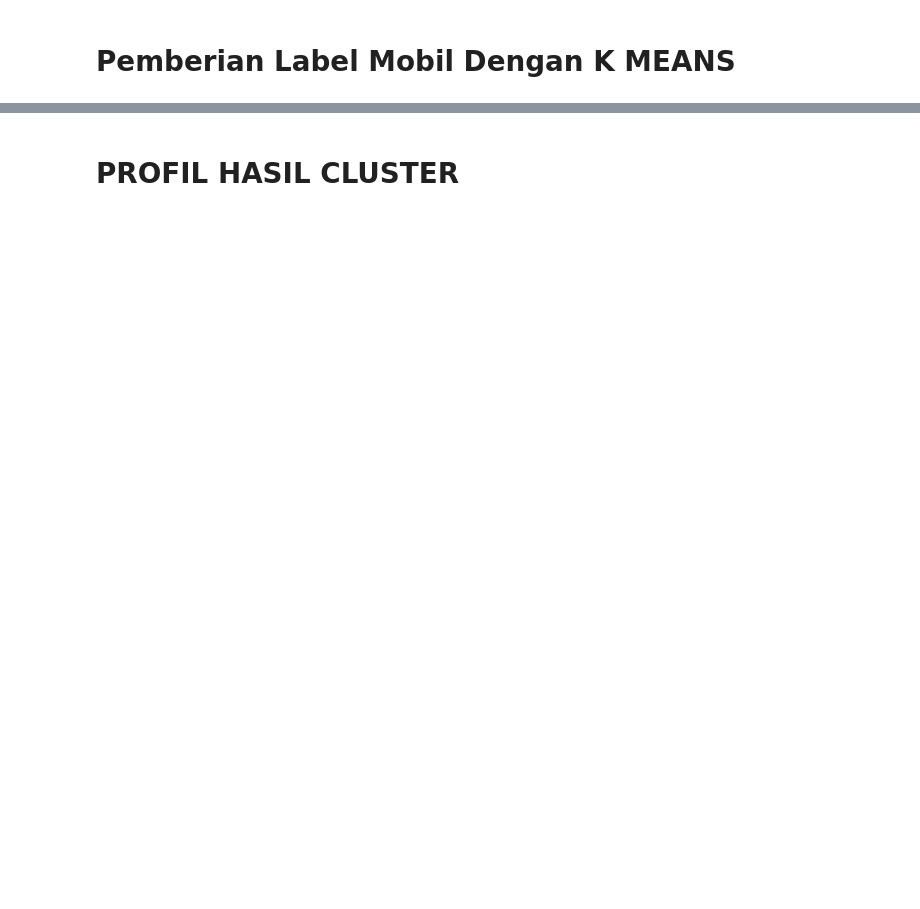
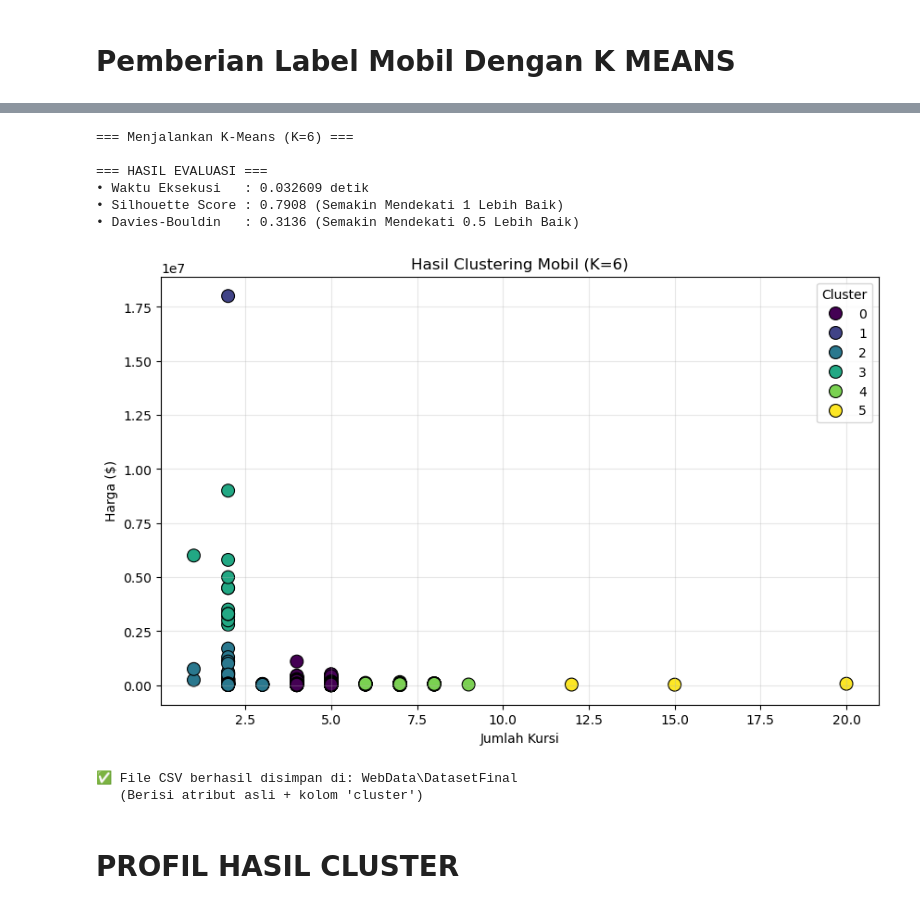
Before and after one commit to Thaaan184/MobilMobilan, a Jupyter notebook: KMEANS.ipynb, the cells around one changed output, grey strips where cells are left out. Saved outputs shown, nothing was run; the diff lists cells and outputs as text; code cells hidden in the pictures; blank space fills up the shorter version.

```diff
--- a/KMEANS.ipynb
+++ b/KMEANS.ipynb
@@ -181,34 +229,49 @@ dbi_score = davies_bouldin_score(X_scaled, labels)
 df_clean['cluster'] = labels
 
 print("\n=== HASIL EVALUASI ===")
 print(f"• Waktu Eksekusi   : {exec_time:.6f} detik")
 print(f"• Silhouette Score : {sil_score:.4f} (Semakin Mendekati 1 Lebih Baik)")
 print(f"• Davies-Bouldin   : {dbi_score:.4f} (Semakin Mendekati 0.5 Lebih Baik)")
 
 # 5. Visualisasi
 plt.figure(figsize=(10, 6))
 sns.scatterplot(data=df_clean, x='Seats_Cleaned', y='Price_Cleaned',
                 hue='cluster', palette='viridis', s=100, edgecolor='black')
 plt.title(f'Hasil Clustering Mobil (K={k_final})')
 plt.xlabel('Jumlah Kursi')
 plt.ylabel('Harga ($)')
 plt.legend(title='Cluster')
 plt.grid(True, alpha=0.3)
 plt.show()
 
 # 6. Export ke CSV
 output_dir = 'Hasil'
+output_dir2 = 'WebData'
+
 if not os.path.exists(output_dir):
     os.makedirs(output_dir)
+
+if not os.path.exists(output_dir2):
+    os.makedirs(output_dir2)
 
 # Siapkan dataframe final (Hapus kolom bantuan cleaning jika tidak perlu, simpan yang penting)
 df_export = df_clean.copy()
 file_name = f'KMeans_Result_K{k_final}.csv'
 csv_path = os.path.join(output_dir, file_name)
-
+csv_path = os.path.join(output_dir2, "DatasetFinal.csv")
 df_export.to_csv(csv_path, index=False)
 print(f"\n✅ File CSV berhasil disimpan di: {csv_path}")
 print(f"   (Berisi atribut asli + kolom 'cluster')")
+# %% [output]
+=== Menjalankan K-Means (K=6) ===
+
+=== HASIL EVALUASI ===
+• Waktu Eksekusi   : 0.032609 detik
+• Silhouette Score : 0.7908 (Semakin Mendekati 1 Lebih Baik)
+• Davies-Bouldin   : 0.3136 (Semakin Mendekati 0.5 Lebih Baik)
+[figure, added]
+✅ File CSV berhasil disimpan di: WebData\DatasetFinal
+   (Berisi atribut asli + kolom 'cluster')
 # %% [markdown]
 # PROFIL HASIL CLUSTER
 # %%
```
Also changed, not shown: parts of 5 cells of this notebook, 8 other files.
